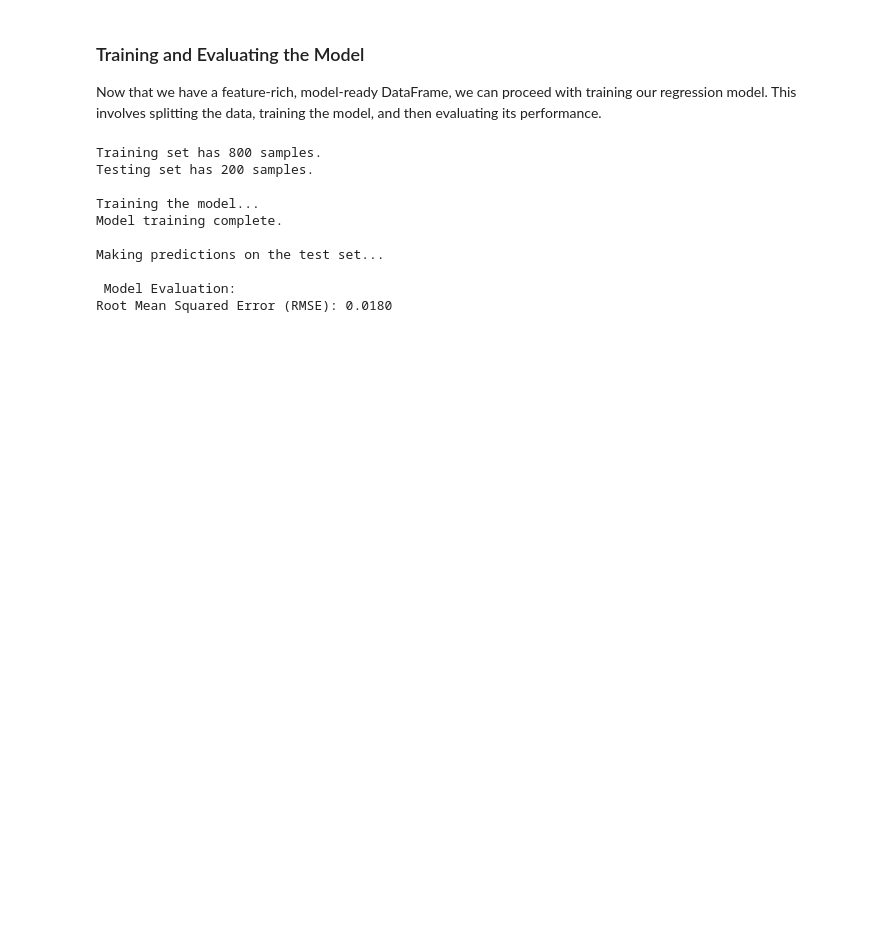
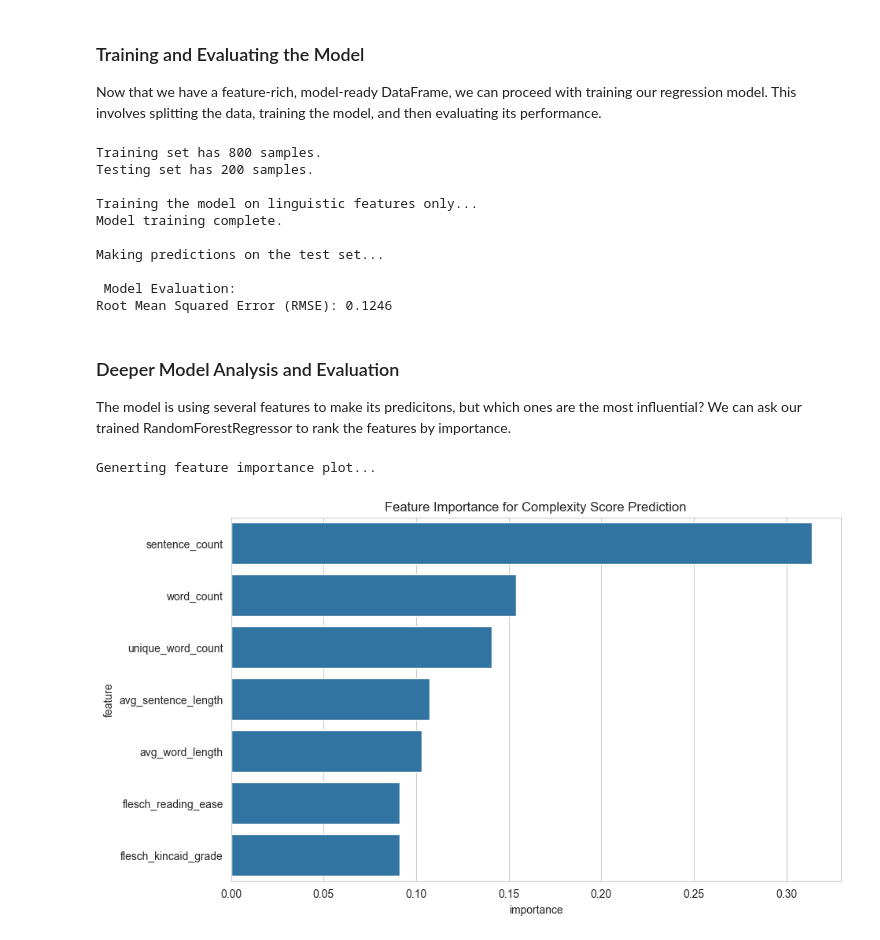
Before and after one commit to marcocastillo865/Instruction-Complexity-Analyzer, a Jupyter notebook: instruction_complexity_analyzer.ipynb, the cells around one changed output. Cells and saved outputs as stored; diff of their text form; code cells hidden in the pictures; blank space fills up the shorter version.

Commit message:
fixed model training and implemented deeper model analysis + error analysis

```diff
--- a/instruction_complexity_analyzer.ipynb
+++ b/instruction_complexity_analyzer.ipynb
@@ -185,7 +185,7 @@ import math
 df_to_model = features_df_enhanced
 
 # 1. Define our features (X) and target (Y)
-X = df_to_model.drop(columns = ['complexity_score'])
+X = df_to_model.drop(columns = ['complexity_score', 'num_steps', 'num_methods'])
 y = df_to_model['complexity_score']
 
 # 2. Split data into training and testing sets (80% for training, 20% for testing)
@@ -196,7 +196,7 @@ print(f"Testing set has {X_test.shape[0]} samples.")
 
 # 3. Initialize and train the model
 model = RandomForestRegressor(n_estimators = 100, random_state = 42)
-print("\nTraining the model...")
+print("\nTraining the model on linguistic features only...")
 model.fit(X_train, y_train)
 print("Model training complete.")
 
@@ -208,16 +208,37 @@ y_pred = model.predict(X_test)
 mse = mean_squared_error(y_test, y_pred)
 rmse = math.sqrt(mse)
 
-print("\nModel Evaluation:")
+print("\n Model Evaluation:")
 print(f"Root Mean Squared Error (RMSE): {rmse:.4f}")
 # %% [output]
 Training set has 800 samples.
 Testing set has 200 samples.
 
-Training the model...
+Training the model on linguistic features only...
 Model training complete.
 
 Making predictions on the test set...
 
  Model Evaluation:
-Root Mean Squared Error (RMSE): 0.0180
+Root Mean Squared Error (RMSE): 0.1246
+# %% [markdown]
+### Deeper Model Analysis and Evaluation
+The model is using several features to make its predicitons, but which ones are the most influential? We can ask our trained RandomForestRegressor to rank the features by importance.
+# %%
+# Get feature importances from the trained model
+print("\nGenerating feature importance plot...")
+importances = model.feature_importances_
+feature_names = X.columns
+
+# Create a DataFrame for easy visualization
+importance_df = pd.DataFrame({'feature': feature_names, 'importance': importances})
+importance_df = importance_df.sort_values(by = 'importance', ascending = False)
+
+# Plot the feature importances
+plt.figure(figsize = (10, 6))
+sns.barplot(x = 'importance', y = 'feature', data = importance_df)
+plt.title('Feature Importance for Complexity Score Prediction')
+plt.show()
+# %% [output]
+Generting feature importance plot...
+[figure, added]
```
Also changed, not shown: parts of 4 cells of this notebook.
